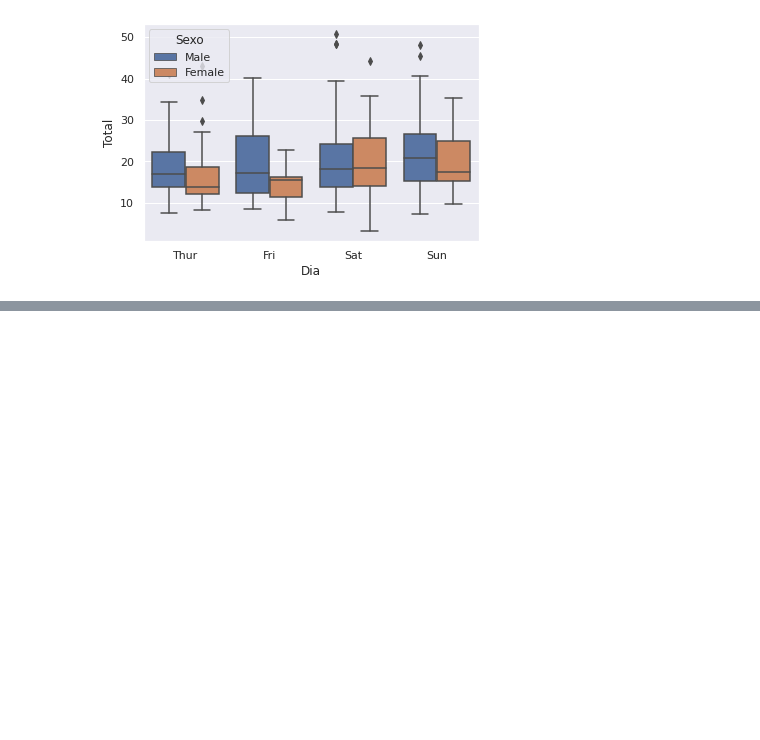
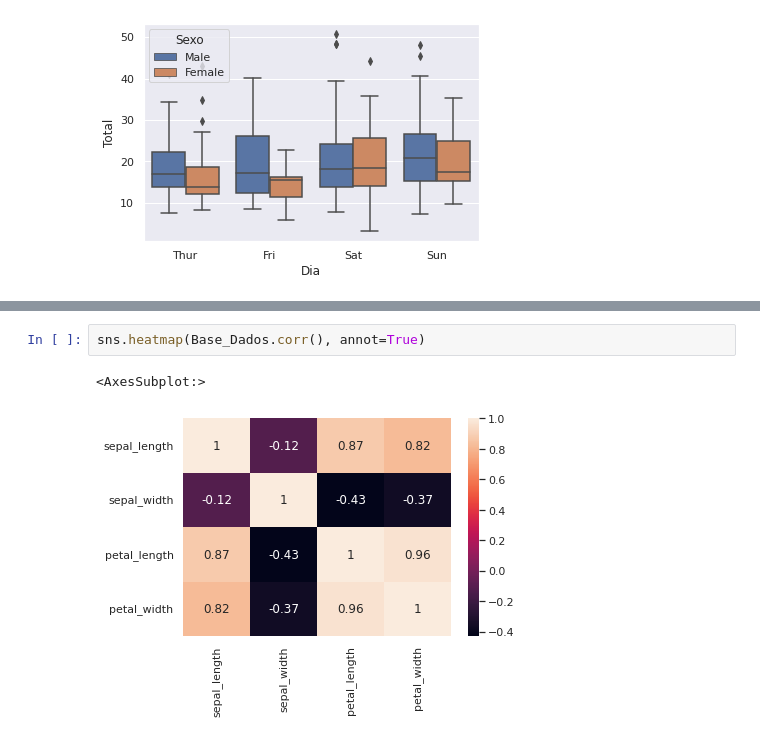
Before and after one commit to luizfernandopavanello/python_courses, a Jupyter notebook: soukAnalyticsPython/01_Programação_Python.ipynb, the cells around one changed output, grey strips where cells are left out. Saved outputs shown, nothing was run; the diff lists cells and outputs as text; blank space fills up the shorter version.

```diff
--- a/soukAnalyticsPython/01_Programação_Python.ipynb
+++ b/soukAnalyticsPython/01_Programação_Python.ipynb
@@ -1006,0 +1184,5 @@ sns.boxplot( data=Base_Dados, x='Dia', y='Total', hue='Sexo')
+# %%
+sns.heatmap(Base_Dados.corr(), annot=True)
+# %% [output]
+<AxesSubplot:>
+[figure, added]
```
Also changed, not shown: parts of 38 cells of this notebook.
